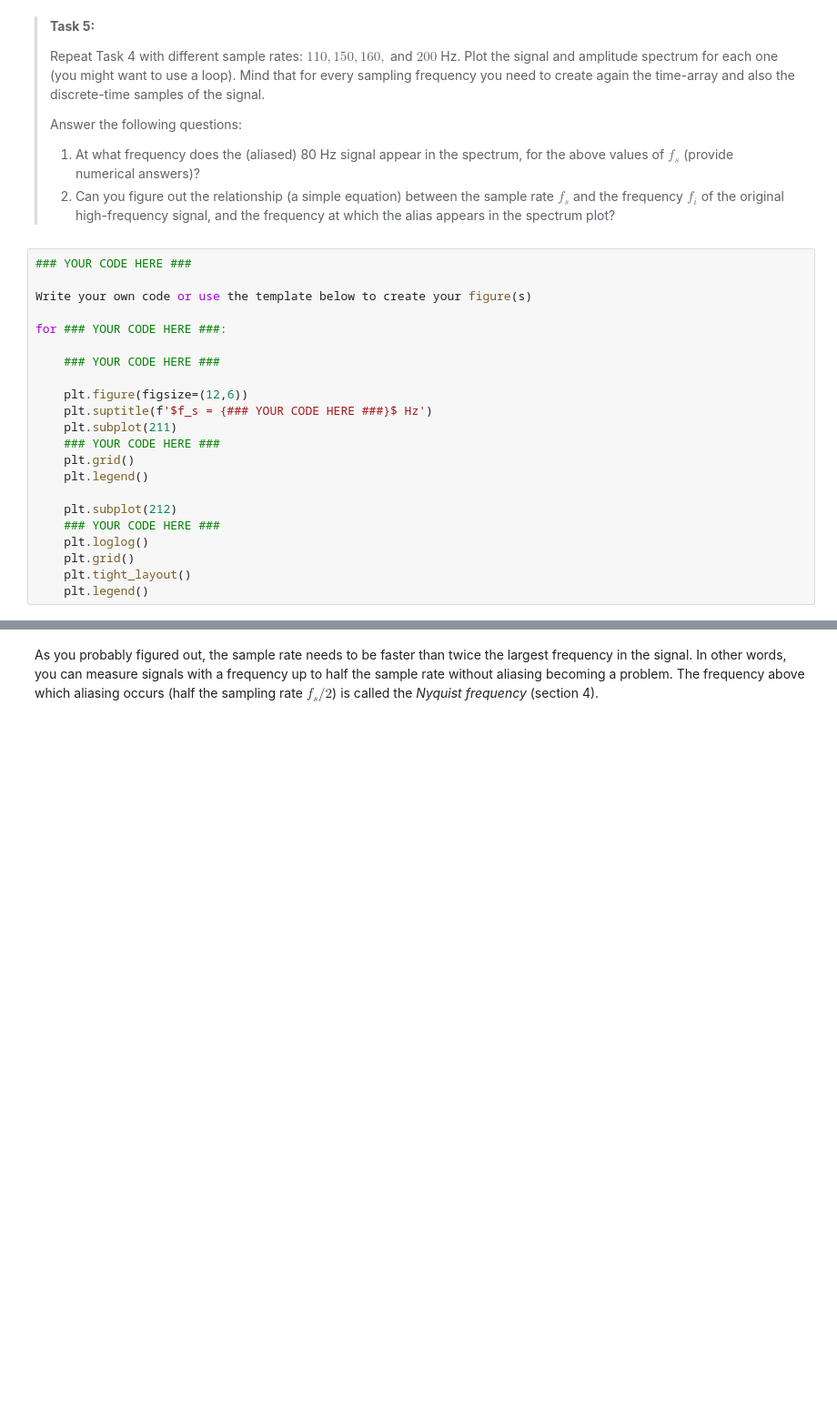
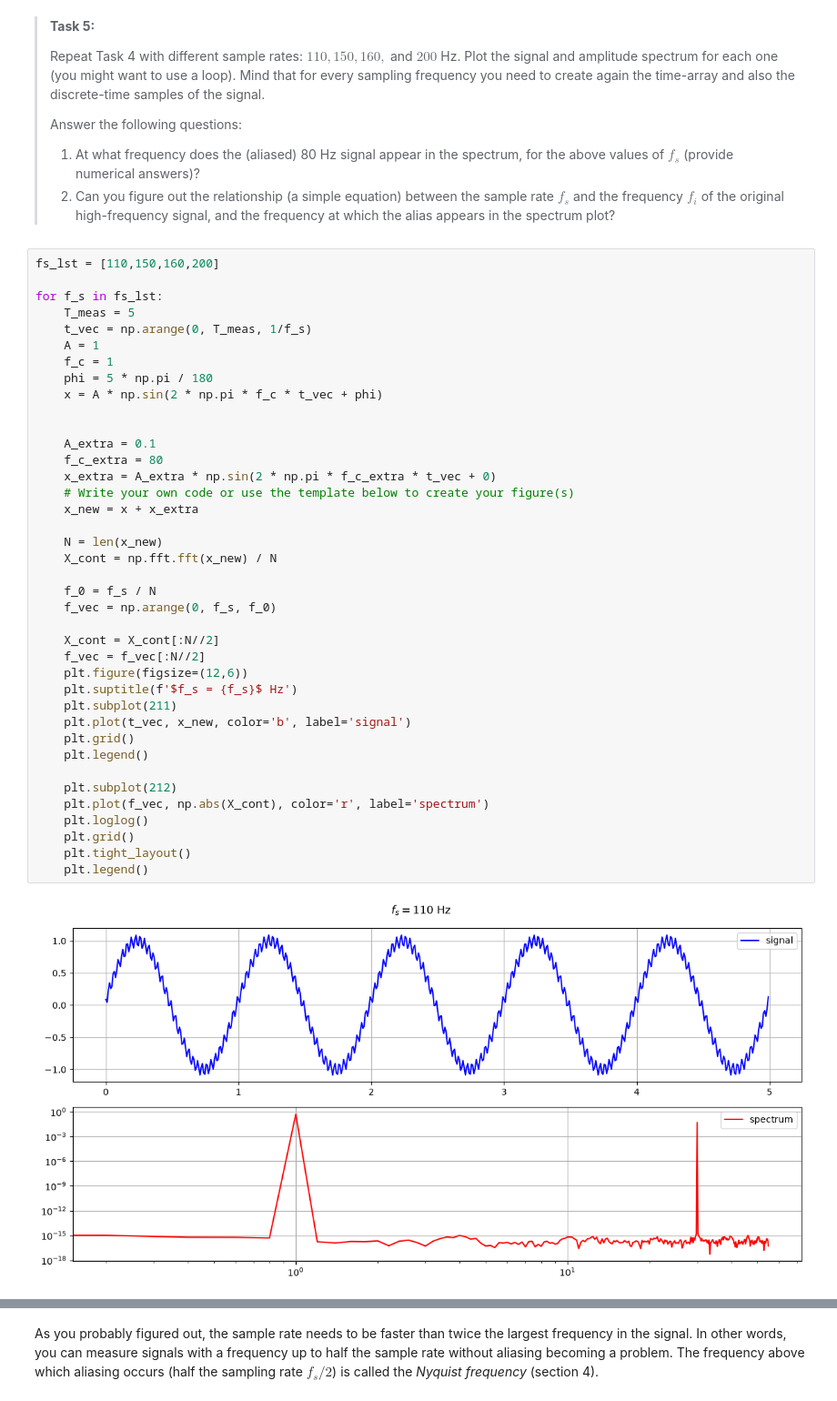
Before and after one commit to sembouman/GA2.3, a Jupyter notebook: Analysis.ipynb, the cells around one changed output, grey strips where cells are left out. Shown at 91% size. Saved outputs shown, nothing was run; the diff lists cells and outputs as text; blank space fills up the shorter version.

```diff
--- a/Analysis.ipynb
+++ b/Analysis.ipynb
@@ -266,25 +329,44 @@ So, how fast do we need to sample to capture an $80$ Hz signal?
 >
 > 1. At what frequency does the (aliased) 80 Hz signal appear in the spectrum, for the above values of $f_s$ (provide numerical answers)?
 > 2. Can you figure out the relationship (a simple equation) between the sample rate $f_s$ and the frequency $f_i$ of the original high-frequency signal, and the frequency at which the alias appears in the spectrum plot?
-# %%
-### YOUR CODE HERE ###
-
-Write your own code or use the template below to create your figure(s)
-
-for ### YOUR CODE HERE ###:
-
-    ### YOUR CODE HERE ###
-
-    plt.figure(figsize=(12,6))
-    plt.suptitle(f'$f_s = {### YOUR CODE HERE ###}$ Hz')
-    plt.subplot(211)
-    ### YOUR CODE HERE ###
-    plt.grid()
-    plt.legend()
-
-    plt.subplot(212)
-    ### YOUR CODE HERE ###
-    plt.loglog()
-    plt.grid()
-    plt.tight_layout()
-    plt.legend()
+# %%
+fs_lst = [110,150,160,200]
+
+for f_s in fs_lst:
+    T_meas = 5
+    t_vec = np.arange(0, T_meas, 1/f_s)
+    A = 1
+    f_c = 1
+    phi = 5 * np.pi / 180
+    x = A * np.sin(2 * np.pi * f_c * t_vec + phi)
+
+
+    A_extra = 0.1
+    f_c_extra = 80
+    x_extra = A_extra * np.sin(2 * np.pi * f_c_extra * t_vec + 0)
+    # Write your own code or use the template below to create your figure(s)
+    x_new = x + x_extra
+
+    N = len(x_new)
+    X_cont = np.fft.fft(x_new) / N
+
+    f_0 = f_s / N
+    f_vec = np.arange(0, f_s, f_0)
+
+    X_cont = X_cont[:N//2]
+    f_vec = f_vec[:N//2]
+    plt.figure(figsize=(12,6))
+    plt.suptitle(f'$f_s = {f_s}$ Hz')
+    plt.subplot(211)
+    plt.plot(t_vec, x_new, color='b', label='signal')
+    plt.grid()
+    plt.legend()
+
+    plt.subplot(212)
+    plt.plot(f_vec, np.abs(X_cont), color='r', label='spectrum')
+    plt.loglog()
+    plt.grid()
+    plt.tight_layout()
+    plt.legend()
+# %% [output]
+[figure, added]
```
Also changed, not shown: parts of 10 cells of this notebook, 1 other file.
